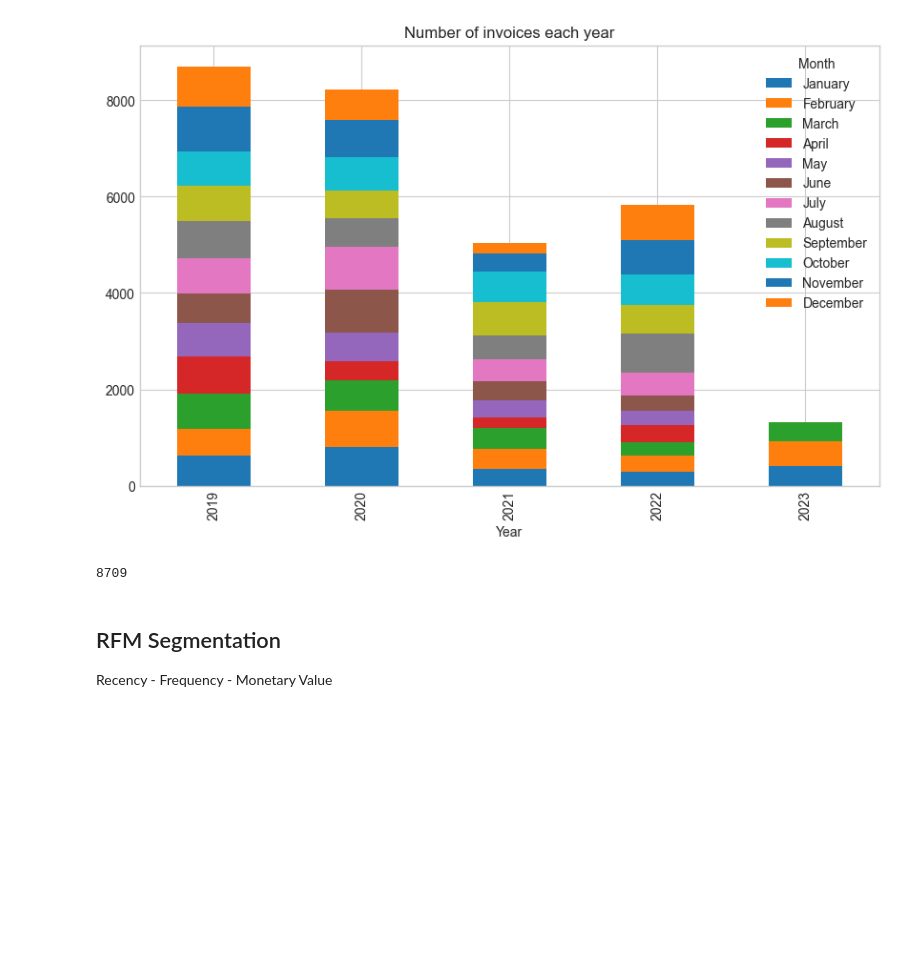
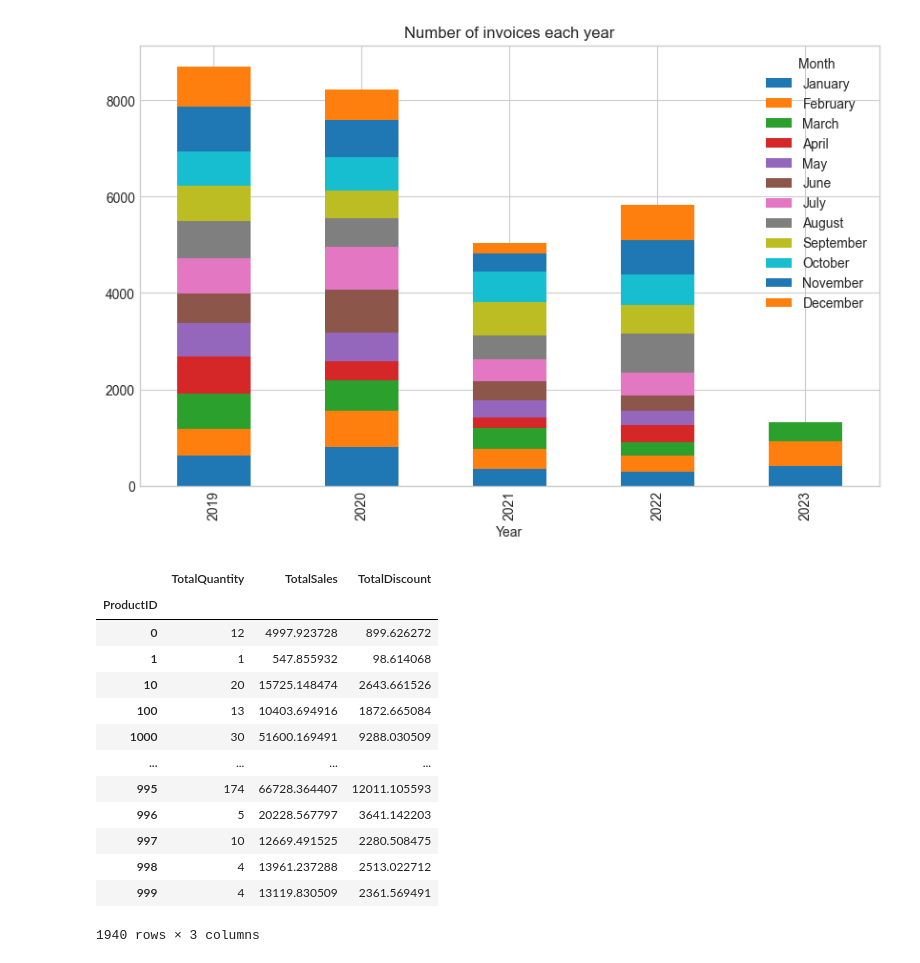
Before and after one commit to Medoci/Medoci, a Jupyter notebook: notebooks/Retail_CLV_competition.ipynb, the cells around one changed output. Cells and saved outputs as stored; diff of their text form; code cells hidden in the pictures; blank space fills up the shorter version.

```diff
--- a/notebooks/Retail_CLV_competition.ipynb
+++ b/notebooks/Retail_CLV_competition.ipynb
@@ -253,11 +253,3 @@ ax.set_title("Number of invoices each year")
 plt.show()
 # %% [output]
 [figure]
-# %%
-# Checking it matches the graph
-retail.query('Year == 2019')['InvoiceID'].value_counts().sum()
-# %% [output]
-8709
-# %% [markdown]
-## RFM Segmentation
-Recency - Frequency - Monetary Value
@@ -263,0 +264,17 @@ Recency - Frequency - Monetary Value
+# %%
+dt_retail
+# %% [output]
+|  | TotalQuantity | TotalSales | TotalDiscount |
+| ProductID |  |  |  |
+| 0 | 12 | 4997.923728 | 899.626272 |
+| 1 | 1 | 547.855932 | 98.614068 |
+| 10 | 20 | 15725.148474 | 2643.661526 |
+| 100 | 13 | 10403.694916 | 1872.665084 |
+| 1000 | 30 | 51600.169491 | 9288.030509 |
+| ... | ... | ... | ... |
+| 995 | 174 | 66728.364407 | 12011.105593 |
+| 996 | 5 | 20228.567797 | 3641.142203 |
+| 997 | 10 | 12669.491525 | 2280.508475 |
+| 998 | 4 | 13961.237288 | 2513.022712 |
+| 999 | 4 | 13119.830509 | 2361.569491 |
+1940 rows × 3 columns
```
Also changed, not shown: parts of 3 cells of this notebook.
